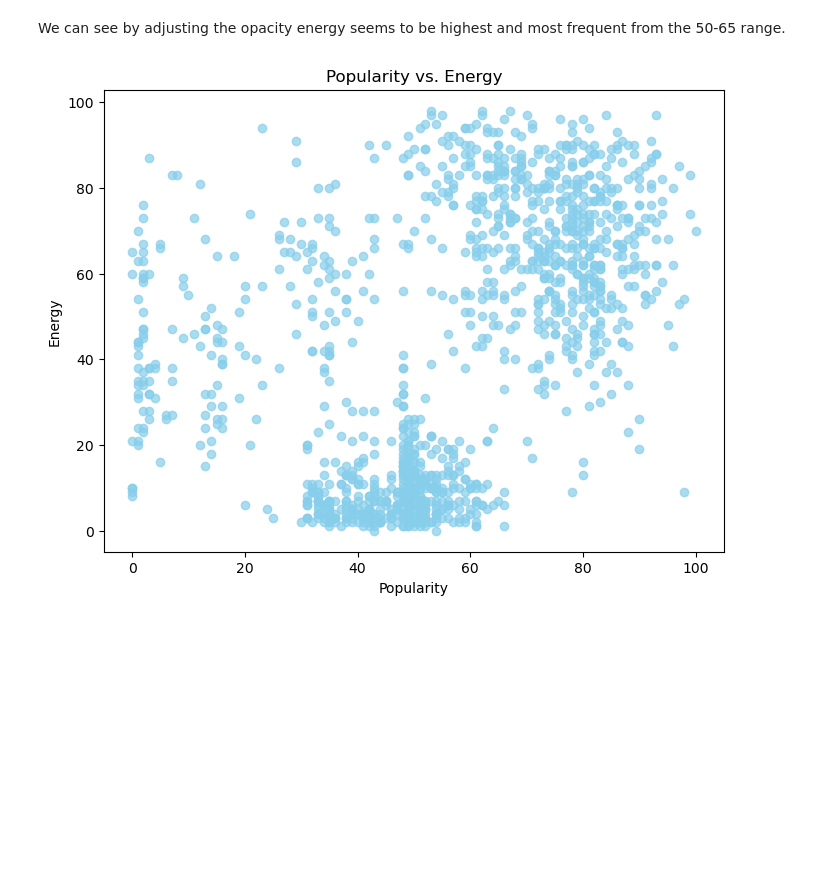
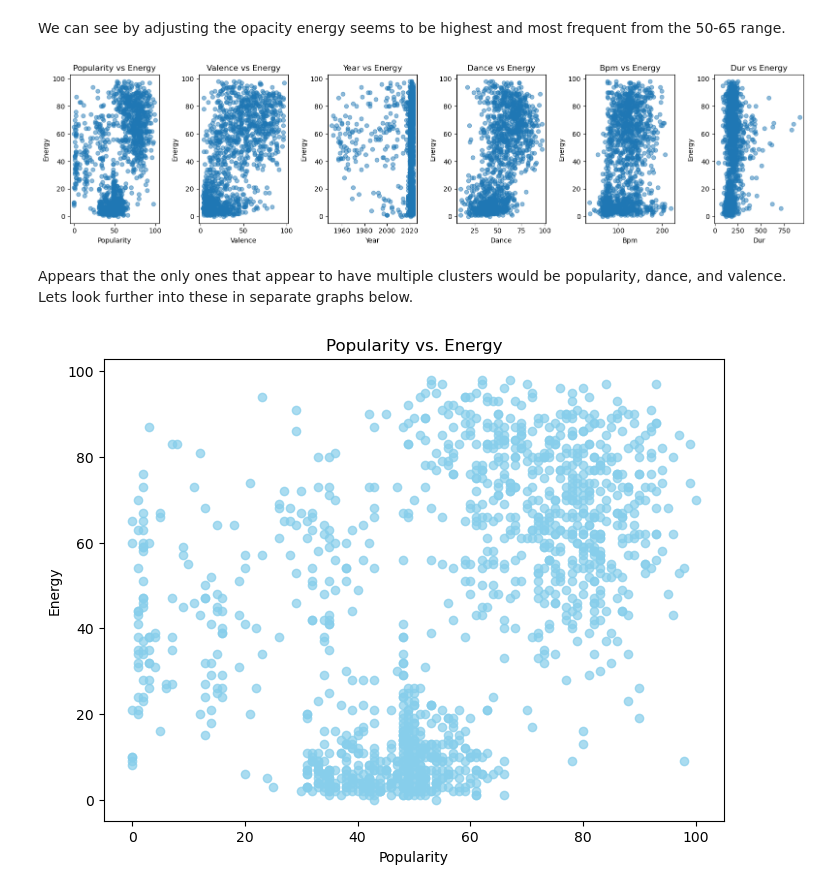
Before and after one commit to robbhuey/Spotify, a Jupyter notebook: Code/01_Cleaning_and_EDA.ipynb, the cells around one changed output. Cells and saved outputs as stored; diff of their text form; code cells hidden in the pictures; blank space fills up the shorter version.

```diff
--- a/Code/01_Cleaning_and_EDA.ipynb
+++ b/Code/01_Cleaning_and_EDA.ipynb
@@ -40,18 +41,3 @@ import matplotlib.pyplot as plt
 13.) ***Popularity*** - The higher the value the more popular the song is.
 
 14.) ***Duration*** - The length of the song.
-# %%
-#Creating a folder path to concatenate all csv's I gathered from the app.
-folder_path = './Data'
-
-# Get a list of all CSV files in the folder
-csv_files = [f for f in os.listdir(folder_path) if f.endswith('.csv')]
-
-# Initialize an empty DataFrame to store the concatenated data
-spot = pd.DataFrame()
-
-# Loop through each CSV file and concatenate its data to the main DataFrame
-for csv_file in csv_files:
-    file_path = os.path.join(folder_path, csv_file)
-    df = pd.read_csv(file_path)
-    spot = pd.concat([spot, df], ignore_index=True)
@@ -279,6 +267,27 @@ plt.show()
 [figure]
 # %% [markdown]
 We can see by adjusting the opacity energy seems to be highest and most frequent from the 50-65 range.
+# %%
+# Creating multiple scatter plots to see if there are any clusters with energy.
+columns_to_plot = ['popularity', 'valence', 'year', 'dance', 'bpm', 'dur']
+
+# Set horizontally.
+fig, axes = plt.subplots(1, len(columns_to_plot), figsize=(16, 4))
+
+# Iterate through the selected columns and create the scatter plots.
+for i, col in enumerate(columns_to_plot):
+    axes[i].scatter(spot[col], spot['energy'], alpha=0.5)
+    axes[i].set_xlabel(col.capitalize())
+    axes[i].set_ylabel('Energy')
+    axes[i].set_title(f'{col.capitalize()} vs Energy')
+
+plt.tight_layout()
+
+plt.show();
+# %% [output]
+[figure, added]
+# %% [markdown]
+Appears that the only ones that appear to have multiple clusters would be popularity, dance, and valence. Lets look further into these in separate graphs below.
 # %%
 #Creating a scatterplot to see what type of clusters there will be for popularity and energy.
 popularity = spot['popularity']
```
Also changed, not shown: parts of 8 cells of this notebook, 12 other files.
